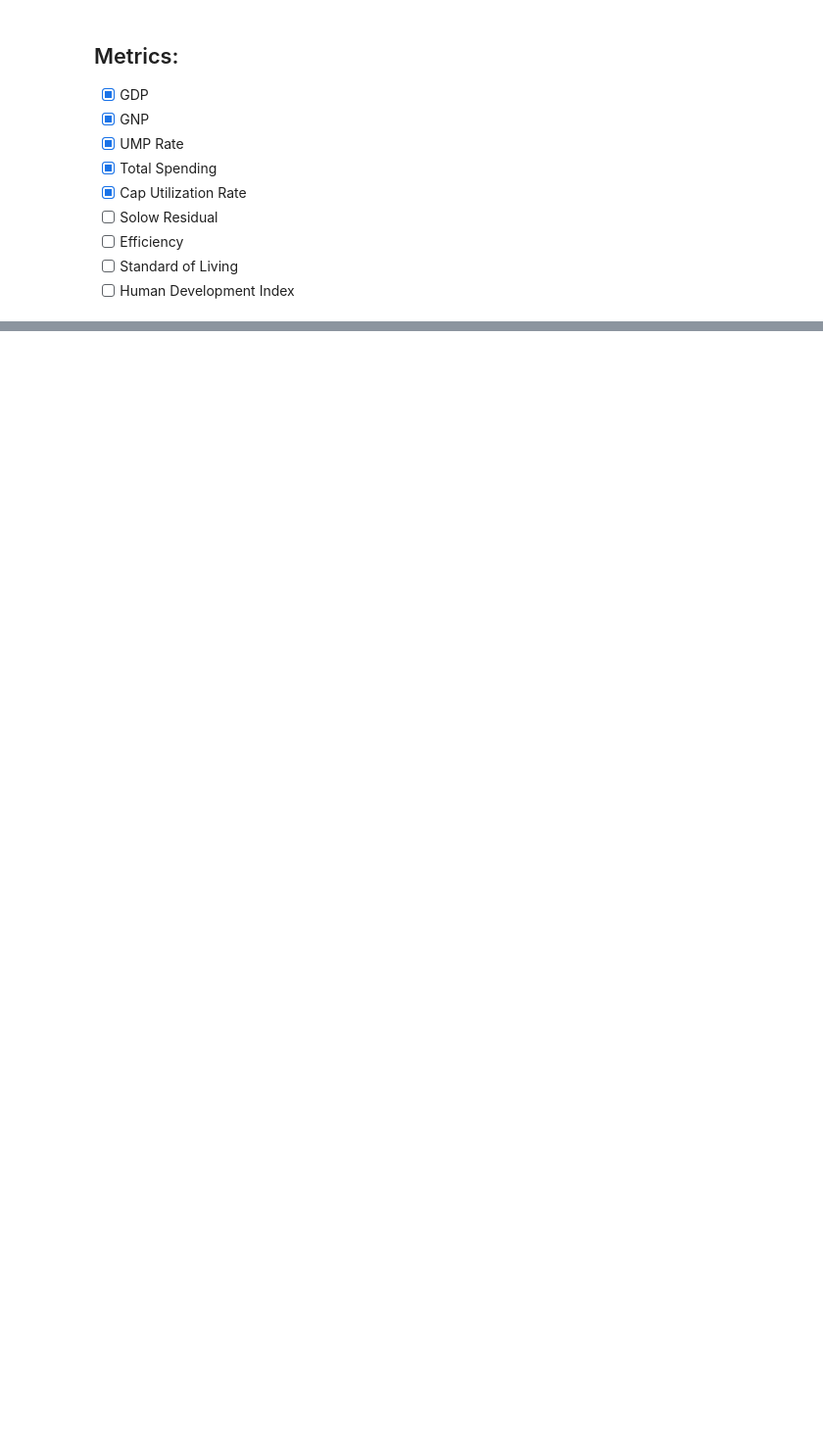
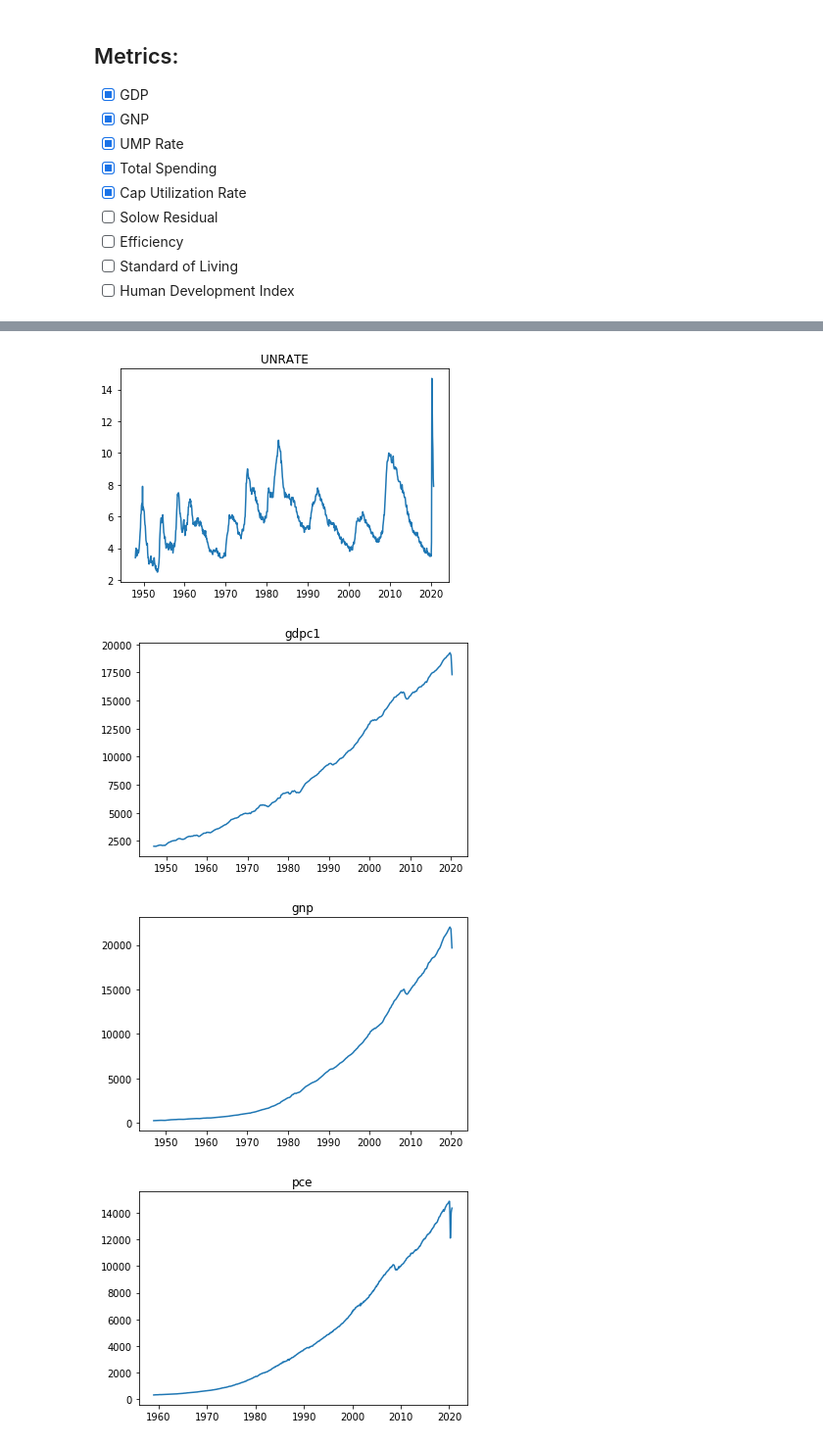
Before and after one commit to devindubin/ProjectOne, a Jupyter notebook: devin_work.ipynb, the cells around one changed output, grey strips where cells are left out. Shown: that part at 98% size. Drawn from its saved outputs; the diff is of its cells as text; code cells hidden in the pictures; blank space fills up the shorter version.

```diff
--- a/devin_work.ipynb
+++ b/devin_work.ipynb
@@ -33,4 +34,4 @@ tcu = data('tcu') # cap utliziation rate
 cpi = data('CPALTT01USM657N') #consumer price index all US items
 gini_fred = data('sipovginiusa')
 cocd = data('K1CTOTL1CD000') # cost of consumer durables (current-cost net stock of  consumer durable goods)
-gnp
+pungi_list = [unemployment_rate,gdp,gnp,pce,tcu,cpi,gini_fred,cocd]
@@ -82,0 +73,6 @@ gnp
+# %%
+titles = []
+[titles.append(series.columns) for series in pungi_list]
+names = []
+[names.append(titles[i][0]) for i in range(len(titles))]
+names
@@ -82,0 +88,13 @@ gnp
+# %%
+i = 0
+for series in pungi_list:
+
+    plt.figure()
+    plt.plot(series)
+    plt.title(names[i])
+    i += 1
+# %% [output]
+[figure, added]
+[figure, added]
+[figure, added]
+[figure, added]
```
Also changed, not shown: parts of 8 cells of this notebook, 3 other files.
